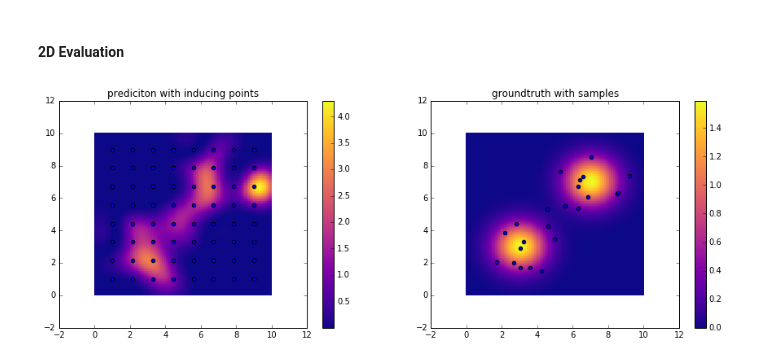
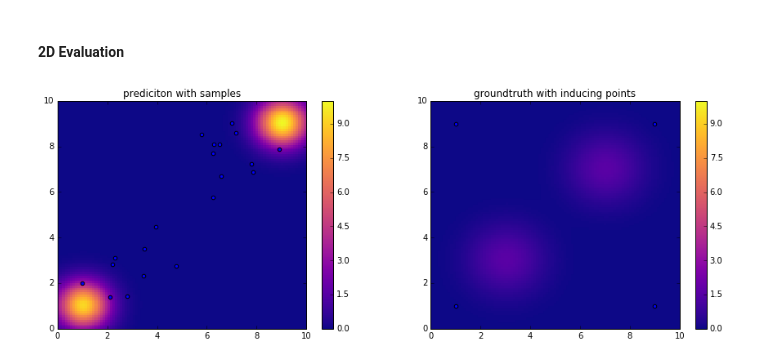
Before and after one commit to maxkohlbrenner/pmai-vi-gpmpp, a Jupyter notebook: main.ipynb, the cells around one changed output. Drawn from its saved outputs; the diff is of its cells as text; code cells hidden in the pictures.

```diff
--- a/main.ipynb
+++ b/main.ipynb
@@ -59,10 +65,12 @@ plt.show()
 ## ######## ##
 # PARAMETERS #
 ## ######## ##
-log_dir = 'logs'
+log_dir        = 'logs'
 max_iterations = 1000
+ind_point_res  = 2
+learning_rate  =0.01
 
-ind_point_res = 8
+run_prefix = '2d_dummy_{}ipres_lr{}_{}iterations'.format(ind_point_res, learning_rate, max_iterations)
 
 # inducing point location
 Zx = np.linspace(1, 9, ind_point_res)[:,na]
@@ -81,11 +89,13 @@ tf.reset_default_graph()
 lower_bound, merged, Z_ph, u_ph, X_ph, m, S, interesting_gradient, K_zz_inv = build_graph(Z.shape[0])
 
 with tf.name_scope('optimization'):
-    train_step = tf.train.GradientDescentOptimizer(0.01).minimize(-lower_bound)
+    train_step = tf.train.GradientDescentOptimizer(learning_rate).minimize(-lower_bound)
 
 
 #inspected_op = tf.get_default_graph().get_tensor_by_name("KL-divergence/truediv:0")
 #interesting_gradient = tf.gradients(lower_bound, [inspected_op])[0]
+
+check = tf.add_check_numerics_ops()
 
 ## ########## ##
 # OPTIMIZATION #
@@ -93,17 +103,19 @@ with tf.name_scope('optimization'):
 with tf.Session() as sess:
 
     sess.run(tf.global_variables_initializer())
-    writer = tf.summary.FileWriter(log_dir, sess.graph)
+    writer = tf.summary.FileWriter(log_dir + '/' + run_prefix, sess.graph)
 
     S_init_val = sess.run([S])
     # print(S_init_val)
     # print(np.all(np.linalg.eigvals(S_init_val) >= 0))
 
     for i in range(max_iterations):
-        _, m_val, S_val, grad_val, summary,Kzz_inv = sess.run([train_step, m, S, interesting_gradient, merged,K_zz_inv], feed_dict={Z_ph:Z, u_ph:0.,X_ph:samples})
+        _, lower_bound_val, m_val, S_val, grad_val, summary, Kzz_inv, _ = sess.run([train_step, lower_bound, m, S, interesting_gradient, merged, K_zz_inv, check], feed_dict={Z_ph:Z, u_ph:0.,X_ph:samples})
         writer.add_summary(summary, i)
 
         # print('------------')
+        # print(lower_bound_val)
+        # print(m_val)
         # print(S_val)
         # print(np.min(S_val))
         # print(np.max(S_val))
@@ -119,35 +131,43 @@ with tf.Session() as sess:
 # %%
 #evaluation grid
 eval_res = 100
 eval_x = np.linspace(0, 10, eval_res)[:,na]
 eval_y = np.linspace(0, 10, eval_res)[:,na]
 xx_eval, yy_eval = np.meshgrid(eval_x, eval_y)
 eval_grid = np.array([xx_eval, yy_eval]).transpose(1,2,0).reshape(eval_res**2, 2)
 
 #build graph
 lam, lam_var, Z_ph,X_eval_ph, K_zz_inv_ph, S_ph, m_ph  = build_eval_graph()
 
 #run session
 with tf.Session() as sess:
     lam_vals, = sess.run([lam], feed_dict={Z_ph:Z, X_eval_ph:eval_grid,K_zz_inv_ph: Kzz_inv,S_ph:S_val,m_ph:m_val})
 
 #plots
 cmap = plt.get_cmap('plasma')
 
 fig = plt.figure(figsize=(15,5))
 
+max_value = np.max([np.max(vals), np.max(lam_vals)])
+norm = mpl.colors.Normalize(vmin=0, vmax=max_value)
+
 ax0 = ax0 = plt.subplot(1,2,1)
-im = ax0.pcolormesh(xx_eval, yy_eval, lam_vals.reshape(eval_res,eval_res), cmap=cmap)
+im = ax0.pcolormesh(xx_eval, yy_eval, lam_vals.reshape(eval_res,eval_res), cmap=cmap, norm=norm)
 fig.colorbar(im, ax=ax0)
-ax0.set_title('prediciton with inducing points')
-ax0.scatter(Z[:, 0], Z[:,1])
+ax0.set_title('prediciton with samples')
+ax0.scatter(samples[:,0], samples[:,1])
+plt.xlim(0, 10)
+plt.ylim(0, 10)
 
 ax1 = ax0 = plt.subplot(1,2,2)
-im1 = ax1.pcolormesh(xx, yy, vals, cmap=cmap)
+im1 = ax1.pcolormesh(xx, yy, vals, cmap=cmap, norm=norm)
 fig.colorbar(im1, ax=ax1)
-ax1.set_title('groundtruth with samples')
-ax1.scatter(samples[:,0], samples[:,1])
+ax1.set_title('groundtruth with inducing points')
+ax1.scatter(Z[:, 0], Z[:,1])
+plt.xlim(0, 10)
+plt.ylim(0, 10)
 
+plt.savefig('results/' + run_prefix + '_result.png', dpi=300)
 plt.show()
 # %% [output]
-[figure, old version]
+[figure, new version]
```
Also changed, not shown: parts of 3 cells of this notebook, 1 other file.
